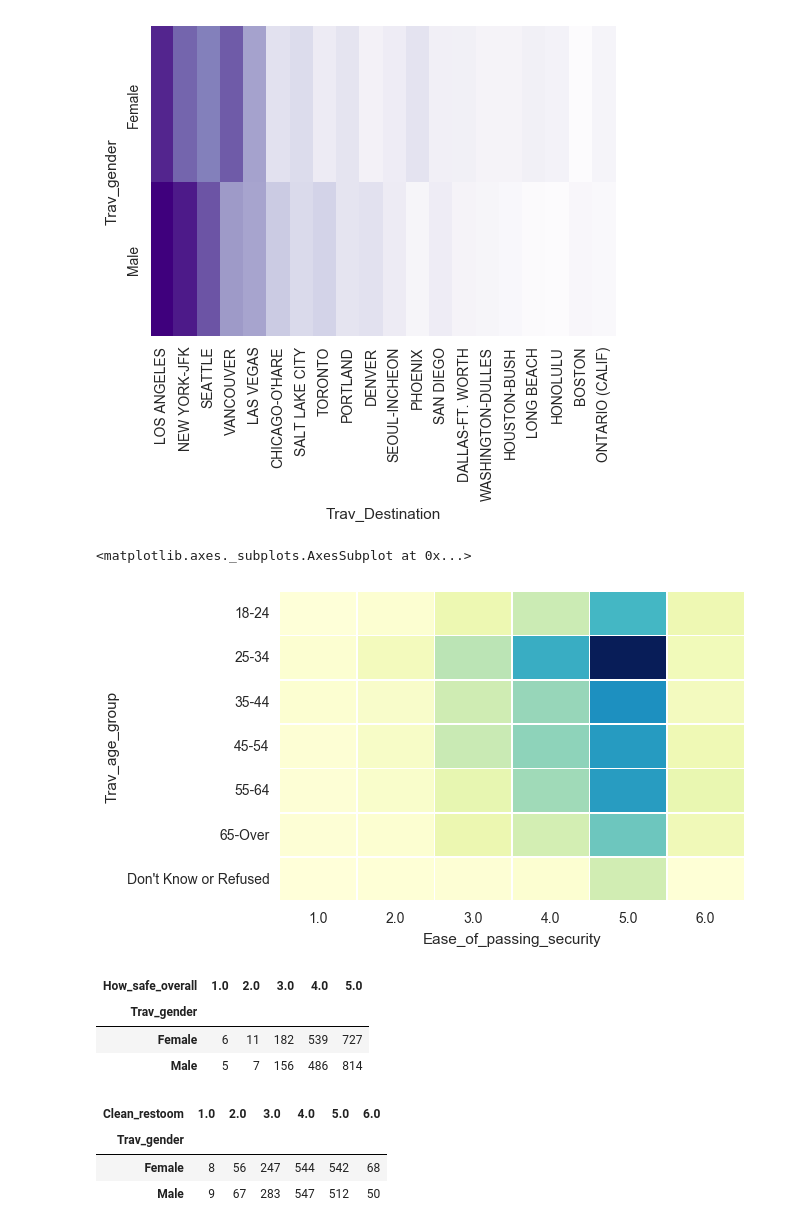
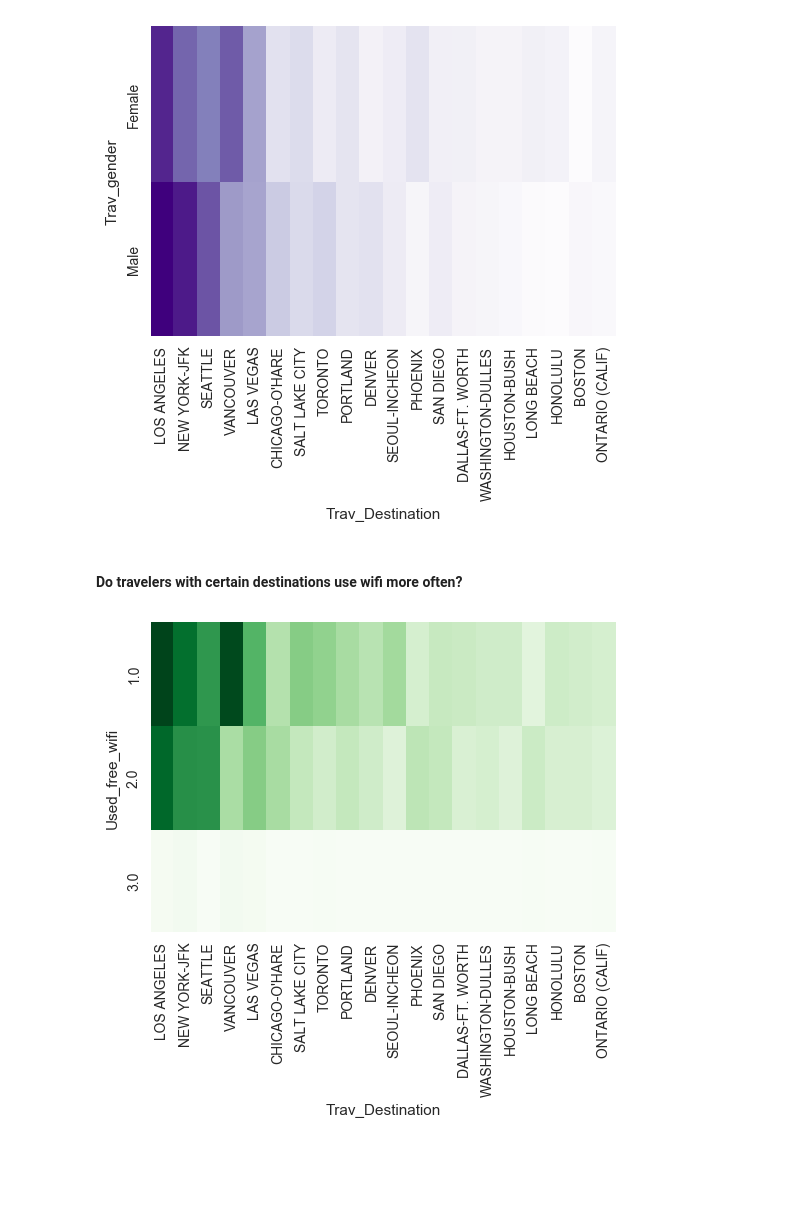
Before and after one commit to koelyl/SFO, a Jupyter notebook: SFO Analysis.ipynb, the cells around one changed output. Saved outputs shown, nothing was run; the diff lists cells and outputs as text; code cells hidden in the pictures; blank space fills up the shorter version.

```diff
--- a/SFO Analysis.ipynb
+++ b/SFO Analysis.ipynb
@@ -21,6 +21,7 @@ def read_features():
     data = raw_data.drop(DROP_COLS, axis = 1)
     return data
 # %%
+data = read_features()
 data.shape
 # %% [output]
 (3087, 56)
@@ -189,18 +208,11 @@ crosstab_gender = crosstab_gender[toplists]
 s = sns.heatmap(crosstab_gender, cmap="Purples", cbar=False)
 # %% [output]
 [figure]
+# %% [markdown]
+#### Do travelers with certain destinations use wifi more often?
 # %%
-crosstab_sec = pd.crosstab(cat_cols["Trav_age_group"], imputed_nums["Ease_of_passing_security"])
-
-sns.heatmap(crosstab_sec, linewidths=.5, cmap="YlGnBu", cbar=False)
+crosstab_wifi = pd.crosstab(cat_cols["Used_free_wifi"], cat_cols["Trav_Destination"])
+crosstab_wifi = crosstab_wifi[toplists]
+s = sns.heatmap(crosstab_wifi, cmap="Greens", cbar=False)
 # %% [output]
-<matplotlib.axes._subplots.AxesSubplot at 0x...>
-[figure, old version]
+[figure, new version]
-# %%
-crosstab_safe = pd.crosstab(cat_cols["Trav_gender"], imputed_nums["How_safe_overall"])
-crosstab_safe
-# %% [output]
-| How_safe_overall | 1.0 | 2.0 | 3.0 | 4.0 | 5.0 |
-| Trav_gender |  |  |  |  |  |
-| Female | 6 | 11 | 182 | 539 | 727 |
-| Male | 5 | 7 | 156 | 486 | 814 |
@@ -209,7 +218,0 @@ crosstab_bath = pd.crosstab(cat_cols["Trav_gender"], imputed_nums["Clean_restoom
-# %%
-crosstab_bath
-# %% [output]
-| Clean_restoom | 1.0 | 2.0 | 3.0 | 4.0 | 5.0 | 6.0 |
-| Trav_gender |  |  |  |  |  |  |
-| Female | 8 | 56 | 247 | 544 | 542 | 68 |
-| Male | 9 | 67 | 283 | 547 | 512 | 50 |
```
Also changed, not shown: parts of 11 cells of this notebook.
